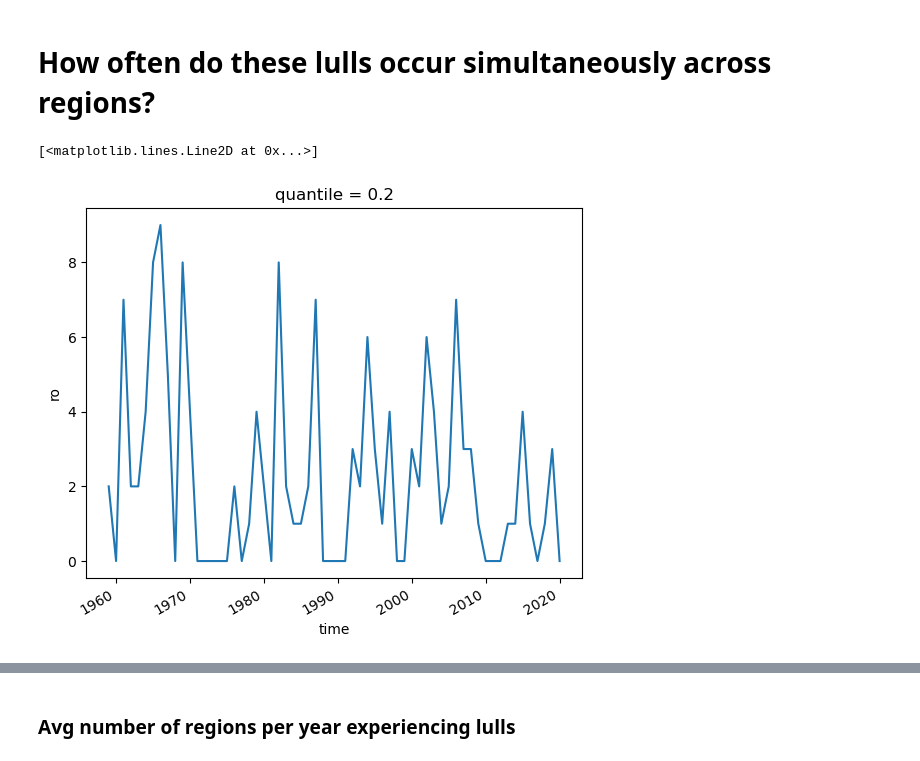
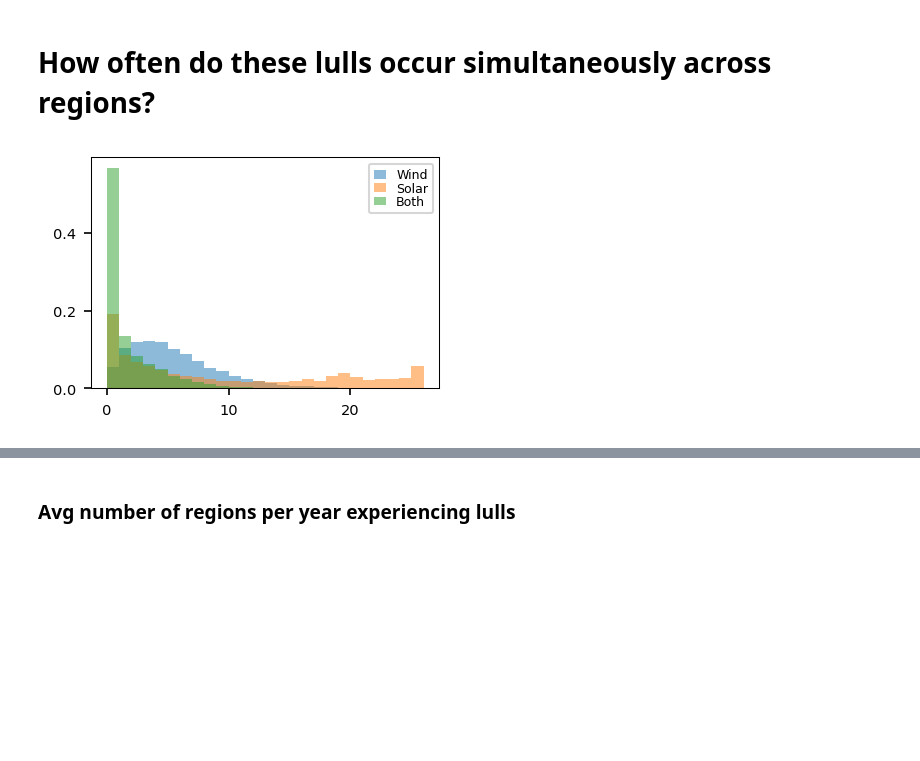
Before and after one commit to dougrichardson/Richardson_2023_energy, a Jupyter notebook: 1_exploratory analysis.ipynb, the cells around one changed output, grey strips where cells are left out. Saved outputs shown, nothing was run; the diff lists cells and outputs as text; code cells hidden in the pictures; blank space fills up the shorter version.

Commit message:
Histograms of drought vs other years

```diff
--- a/1_exploratory analysis.ipynb
+++ b/1_exploratory analysis.ipynb
@@ -397,13 +399,19 @@ events_ro = get_events(rez_ro_ann, thresh_ro)
 simul_100w = events_100w.sel(region=get_regions_from_region_codes([1, 3, 5, 7])).sum('region')
 simul_mssrd = events_mssrd.sel(region=get_regions_from_region_codes([2, 3, 6, 7])).sum('region')
 simul_100w_mssrd = events_100w_mssrd.sel(region=get_regions_from_region_codes([3, 7])).sum('region')
+# %%
+with plt.rc_context(plt_params):
+    fig, ax = plt.subplots(1, 1, figsize=(3,2), dpi=150)
+
+    _ = ax.hist(simul_100w, simul_100w.max().values, density=True, alpha=0.5, label='Wind')
+    _ = ax.hist(simul_mssrd, simul_mssrd.max().values, density=True, alpha=0.5, label='Solar')
+    _ = ax.hist(simul_100w_mssrd, simul_100w_mssrd.max().values, density=True, alpha=0.5, label='Both')
+    ax.legend()
+# %% [output]
+[figure, added]
 # %%
 # Simultaneous wind/solar/compound lulls on drought years
 # How do we do this? What about hist of lulls on years where 1 region is in drought, 2, 3, ...
 
 ro_hydro = rez_ro_ann.sel(region=get_regions_from_region_codes([5, 6, 7]))
 n_simul_droughts = xr.where(ro_hydro < thresh_ro, 1, 0).sum('region')
-n_simul_droughts.plot()
-# %% [output]
-[<matplotlib.lines.Line2D at 0x...>]
-[figure, removed]
```
Also changed, not shown: parts of 12 cells of this notebook.
